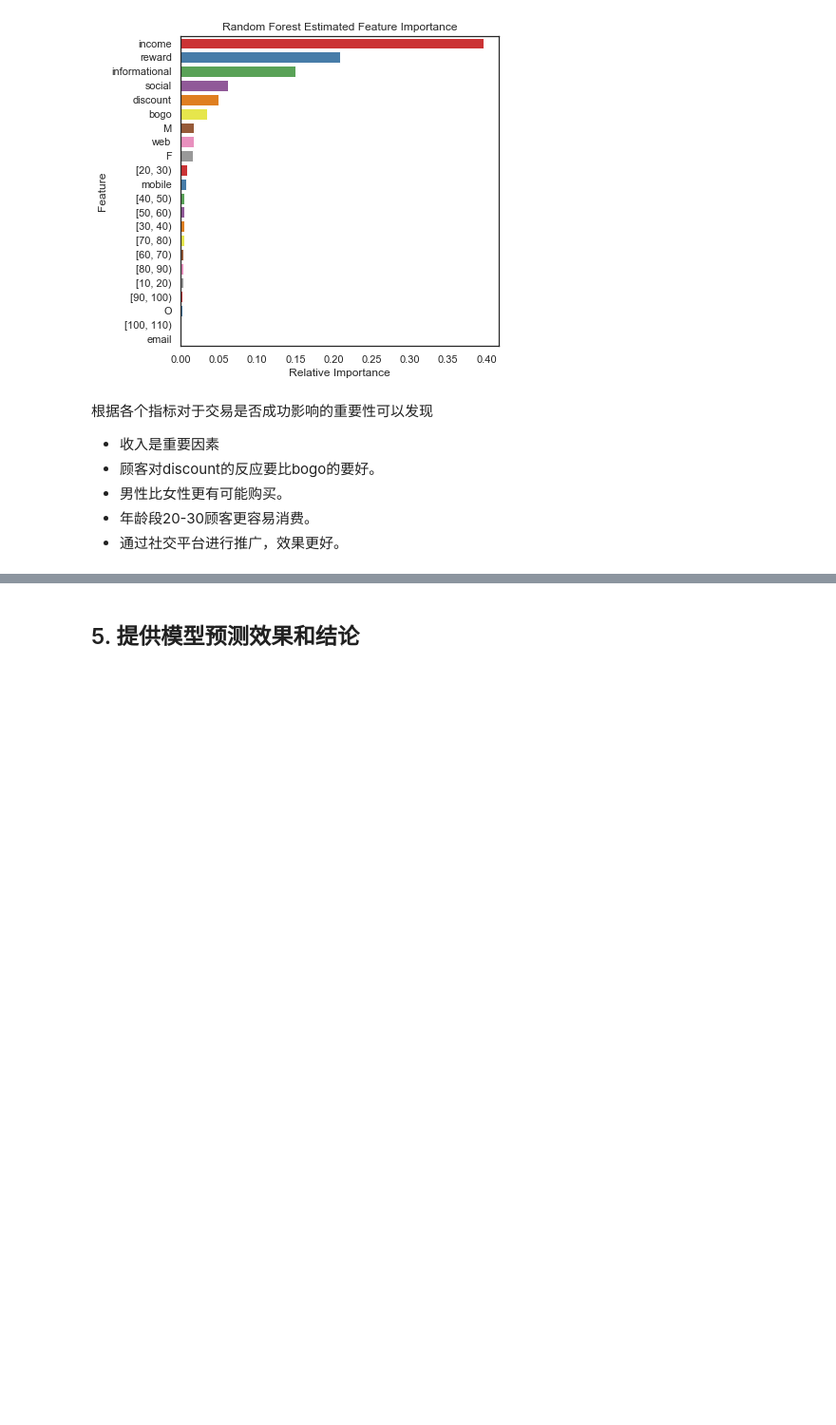
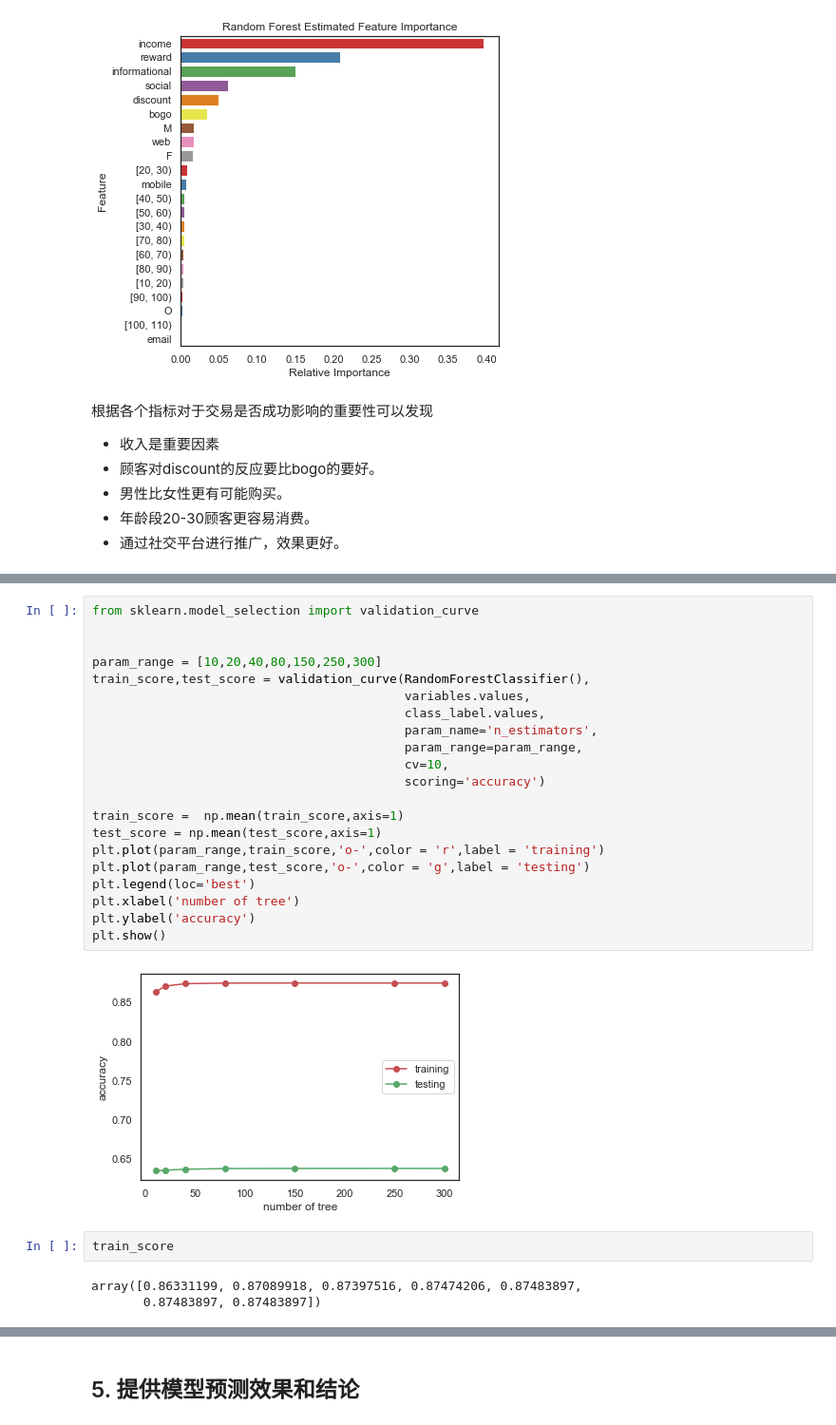
Before and after one commit to flamever2015/Starbucks_Capstone, a Jupyter notebook: Starbucks_Capstone_notebook-zh.ipynb, the cells around one changed output, grey strips where cells are left out. Shown: that part at 95% size. Drawn from its saved outputs; the diff is of its cells as text; blank space fills up the shorter version.

```diff
--- a/Starbucks_Capstone_notebook-zh.ipynb
+++ b/Starbucks_Capstone_notebook-zh.ipynb
@@ -1326,3 +1326,31 @@ BestGridFit model Recall: 0.775
+# %%
+from sklearn.model_selection import validation_curve
+
+
+param_range = [10,20,40,80,150,250,300]
+train_score,test_score = validation_curve(RandomForestClassifier(),
+                                          variables.values,
+                                          class_label.values,
+                                          param_name='n_estimators',
+                                          param_range=param_range,
+                                          cv=10,
+                                          scoring='accuracy')
+
+train_score =  np.mean(train_score,axis=1)
+test_score = np.mean(test_score,axis=1)
+plt.plot(param_range,train_score,'o-',color = 'r',label = 'training')
+plt.plot(param_range,test_score,'o-',color = 'g',label = 'testing')
+plt.legend(loc='best')
+plt.xlabel('number of tree')
+plt.ylabel('accuracy')
+plt.show()
+# %% [output]
+[figure, added]
+# %%
+train_score
+# %% [output]
+array([0.86331199, 0.87089918, 0.87397516, 0.87474206, 0.87483897,
+       0.87483897, 0.87483897])
 # %%
 # 用best_clf 来评估测试数据集
 
```
Also changed, not shown: parts of 17 cells of this notebook, 5 other files.
